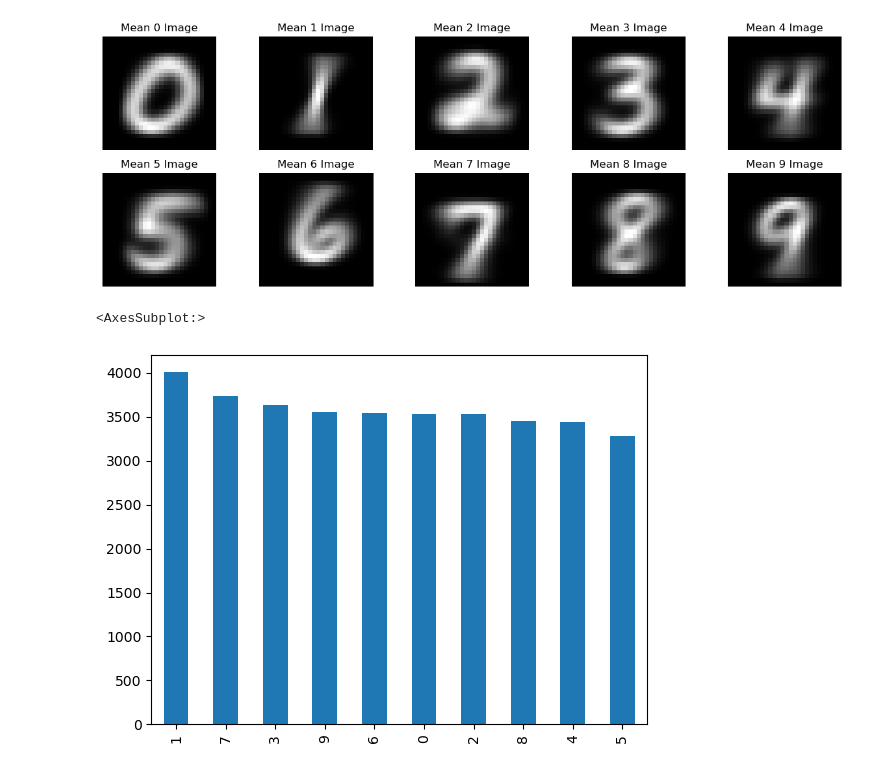
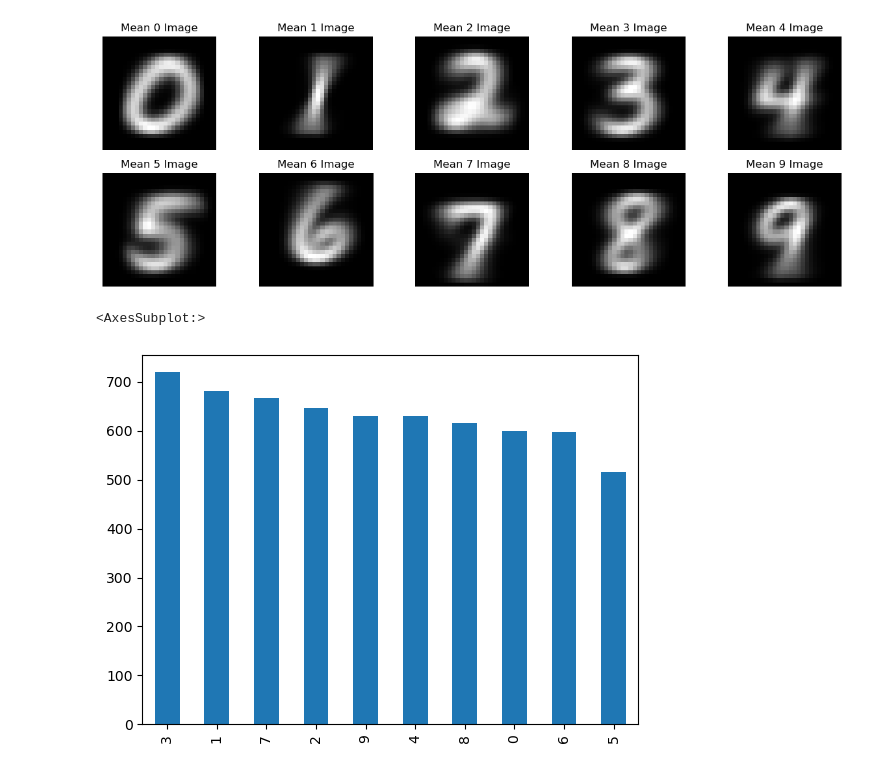
Before and after one commit to mitkrieg/digit-recognition, a Jupyter notebook: digit_prediction.ipynb, the cells around one changed output. Drawn from its saved outputs; the diff is of its cells as text; code cells hidden in the pictures.

```diff
--- a/digit_prediction.ipynb
+++ b/digit_prediction.ipynb
@@ -64,10 +67,10 @@ for i in range(10):
 # %% [output]
 [figure]
 # %%
-X_train, X_test, y_train, Y_test = train_test_split(df.drop(columns=['label']),df.label, test_size=.15, random_state=42)
+X_train, X_test, y_train, y_test = train_test_split(df.drop(columns=['label']),df.label, test_size=.15, random_state=42)
 # %%
-y_train.value_counts().plot.bar()
+y_test.value_counts().plot.bar()
 # %% [output]
 <AxesSubplot:>
-[figure, old version]
+[figure, new version]
 # %%
```
Also changed, not shown: parts of 3 cells of this notebook.
